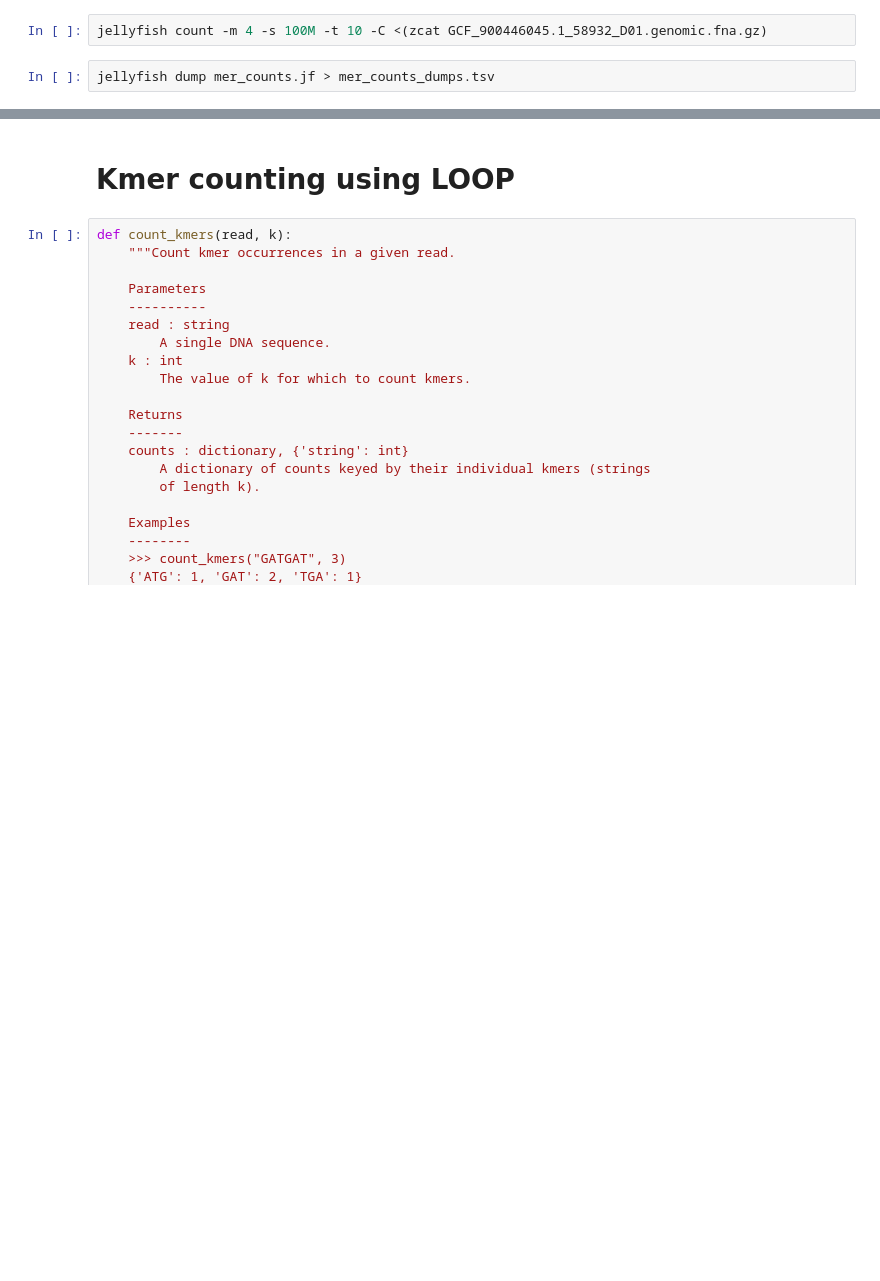
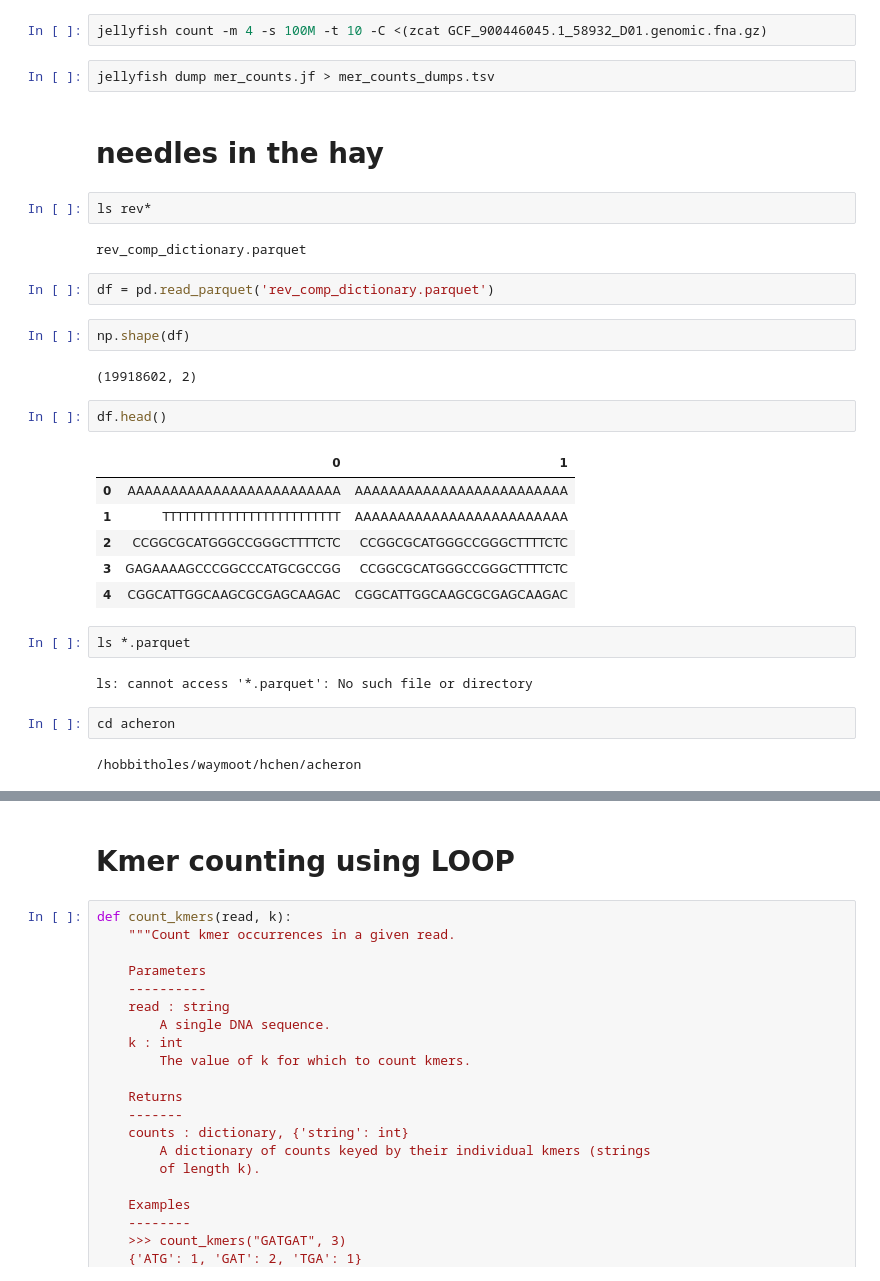
Before and after one commit to ComputationalPathogens/acheron, a Jupyter notebook: acheron/analysis.ipynb, the cells around one changed output, grey strips where cells are left out. Cells and saved outputs as stored; diff of their text form; blank space fills up the shorter version.

```diff
--- a/acheron/analysis.ipynb
+++ b/acheron/analysis.ipynb
@@ -413,3 +411,32 @@ jellyfish count -m 25 -s 100M -t 10 -C
 jellyfish count -m 4 -s 100M -t 10 -C <(zcat GCF_900446045.1_58932_D01.genomic.fna.gz)
 # %%
 jellyfish dump mer_counts.jf > mer_counts_dumps.tsv
+# %% [markdown]
+# needles in the hay
+# %%
+ls rev*
+# %% [output]
+rev_comp_dictionary.parquet
+# %%
+df = pd.read_parquet('rev_comp_dictionary.parquet')
+# %%
+np.shape(df)
+# %% [output]
+(19918602, 2)
+# %%
+df.head()
+# %% [output]
+|  | 0 | 1 |
+| 0 | AAAAAAAAAAAAAAAAAAAAAAAAA | AAAAAAAAAAAAAAAAAAAAAAAAA |
+| 1 | TTTTTTTTTTTTTTTTTTTTTTTTT | AAAAAAAAAAAAAAAAAAAAAAAAA |
+| 2 | CCGGCGCATGGGCCGGGCTTTTCTC | CCGGCGCATGGGCCGGGCTTTTCTC |
+| 3 | GAGAAAAGCCCGGCCCATGCGCCGG | CCGGCGCATGGGCCGGGCTTTTCTC |
+| 4 | CGGCATTGGCAAGCGCGAGCAAGAC | CGGCATTGGCAAGCGCGAGCAAGAC |
+# %%
+ls *.parquet
+# %% [output]
+ls: cannot access '*.parquet': No such file or directory
+# %%
+cd acheron
+# %% [output]
+/hobbitholes/waymoot/hchen/acheron
```
Also changed, not shown: parts of 2 cells of this notebook, 2 other files.
